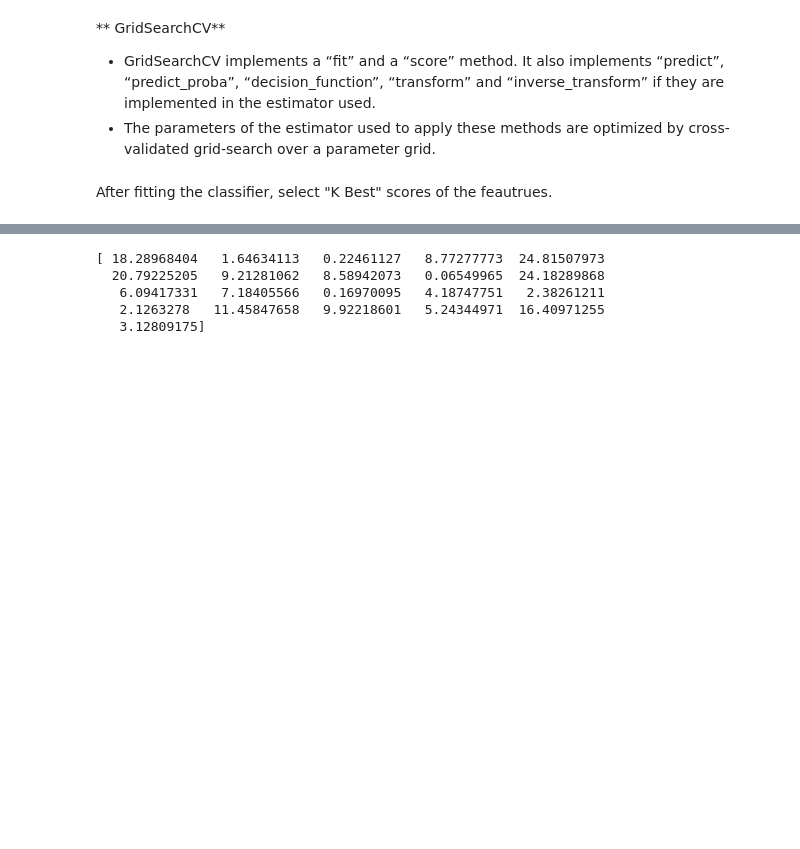
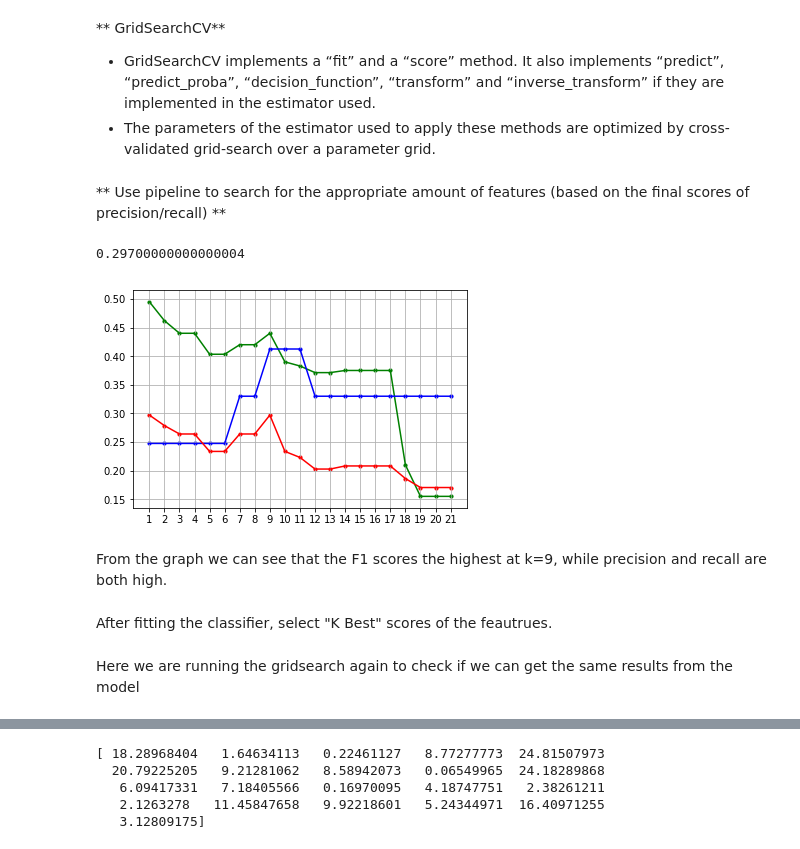
Before and after one commit to xmindata/Enron, a Jupyter notebook: Enron_fraud.ipynb, the cells around one changed output, grey strips where cells are left out. Saved outputs shown, nothing was run; the diff lists cells and outputs as text; code cells hidden in the pictures; blank space fills up the shorter version.

```diff
--- a/Enron_fraud.ipynb
+++ b/Enron_fraud.ipynb
@@ -608,2 +676,56 @@ pred = clf.predict(features_test)
+# %% [markdown]
+** Use pipeline to search for the appropriate amount of features (based on the final scores of precision/recall) **
+# %%
+pipe = Pipeline([
+    ('reduce_dim', SelectKBest()),
+    ('classify', GaussianNB())
+])
+
+N_FEATURES_OPTIONS = range(1,22)
+param_grid = [
+    {
+        'reduce_dim': [SelectKBest()],
+        'reduce_dim__k': N_FEATURES_OPTIONS
+    }
+]
+reducer_labels = ['SelectKBest']
+# %%
+grid = GridSearchCV(pipe, cv=3, n_jobs=-1, param_grid=param_grid, scoring='precision')
+grid2 = GridSearchCV(pipe, cv=3, n_jobs=-1, param_grid=param_grid, scoring='recall')
+grid3 = GridSearchCV(pipe, cv=3, n_jobs=-1, param_grid=param_grid, scoring='f1')
+
+grid.fit(features_train, labels_train)
+grid2.fit(features_train, labels_train)
+grid3.fit(features_train, labels_train)
+
+mean_scores1 = np.array(grid.cv_results_['mean_test_score'])
+mean_scores2 = np.array(grid2.cv_results_['mean_test_score'])
+mean_scores3 = np.array(grid3.cv_results_['mean_test_score'])
+
+mean_scores4 = mean_scores3.reshape(1, -1, len(N_FEATURES_OPTIONS))
+# %%
+np.max(mean_scores3)
+mean_scores3[8]
+# %% [output]
+0.29700000000000004
+# %%
+plt.plot(N_FEATURES_OPTIONS, mean_scores1, 'g')
+plt.scatter(N_FEATURES_OPTIONS, mean_scores1, s=10, c = "g")
+
+plt.plot(N_FEATURES_OPTIONS, mean_scores2, 'b')
+plt.scatter(N_FEATURES_OPTIONS, mean_scores2, s=10, c = "b")
+
+plt.plot(N_FEATURES_OPTIONS, mean_scores3, 'r')
+plt.scatter(N_FEATURES_OPTIONS, mean_scores3, s=10, c = "r")
+
+plt.xticks(N_FEATURES_OPTIONS, N_FEATURES_OPTIONS)
+plt.grid()
+plt.show()
+# %% [output]
+[figure, added]
+# %% [markdown]
+From the graph we can see that the F1 scores the highest at k=9, while precision and recall are both high.
 # %% [markdown]
 After fitting the classifier, select "K Best" scores of the feautrues.
+# %% [markdown]
+Here we are running the gridsearch again to check if we can get the same results from the model
```
Also changed, not shown: parts of 39 cells of this notebook.
